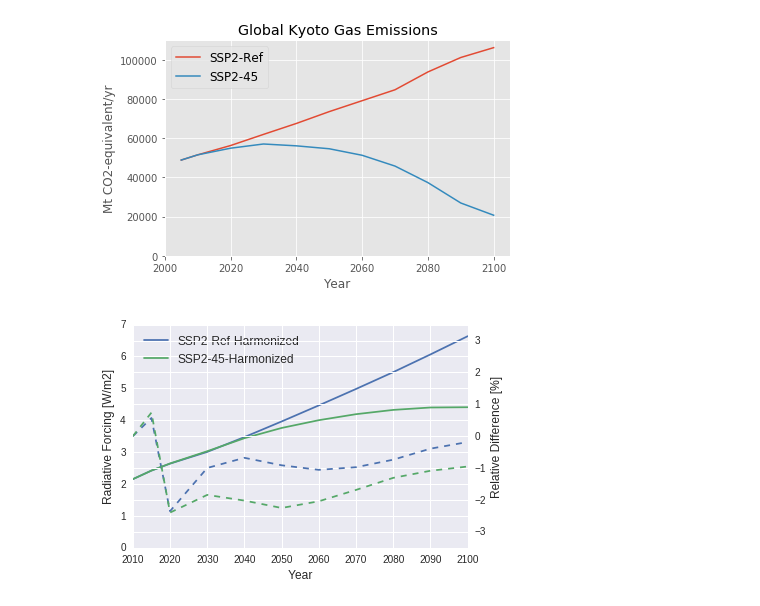
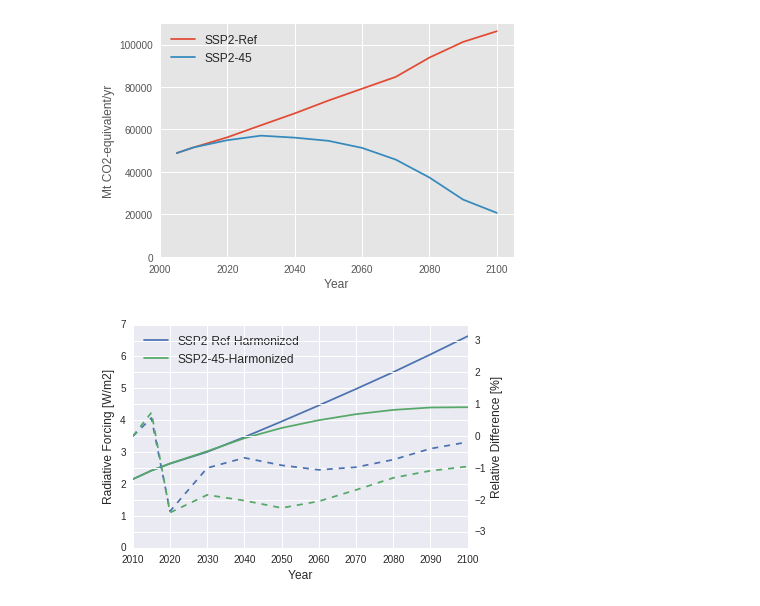
Before and after one commit to gidden/harmonization-methods-paper, a Jupyter notebook: analysis/kyoto_forcing_etc.ipynb, the cells around one changed output. Drawn from its saved outputs; the diff is of its cells as text; code cells hidden in the pictures.

Commit message:
rm kyoto gas title and add it to the caption

```diff
--- a/analysis/kyoto_forcing_etc.ipynb
+++ b/analysis/kyoto_forcing_etc.ipynb
@@ -19,16 +19,16 @@ df = pd.read_excel('kyoto_gases.xlsx').set_index('Scenario')
 # %%
 fig, ax = plt.subplots()
 df.T.plot(ax=ax)
 ax.set_ylim(0, 11e4)
 ax.set_xlim(2000, 2105)
 ax.set_ylabel('Mt CO2-equivalent/yr')
 ax.set_xlabel('Year')
 plt.legend(fontsize='large', loc='best')
-plt.title('Global Kyoto Gas Emissions')
+#plt.title('Global Kyoto Gas Emissions')
 plt.tight_layout()
 plt.savefig('../figs/results_kyoto.pdf')
 # %% [output]
-[figure, old version]
+[figure, new version]
 # %%
 df = pd.read_excel('forcing.xlsx').set_index('Scenario')
 harm = df[0:2].T
```
Also changed, not shown: 2 other files.
